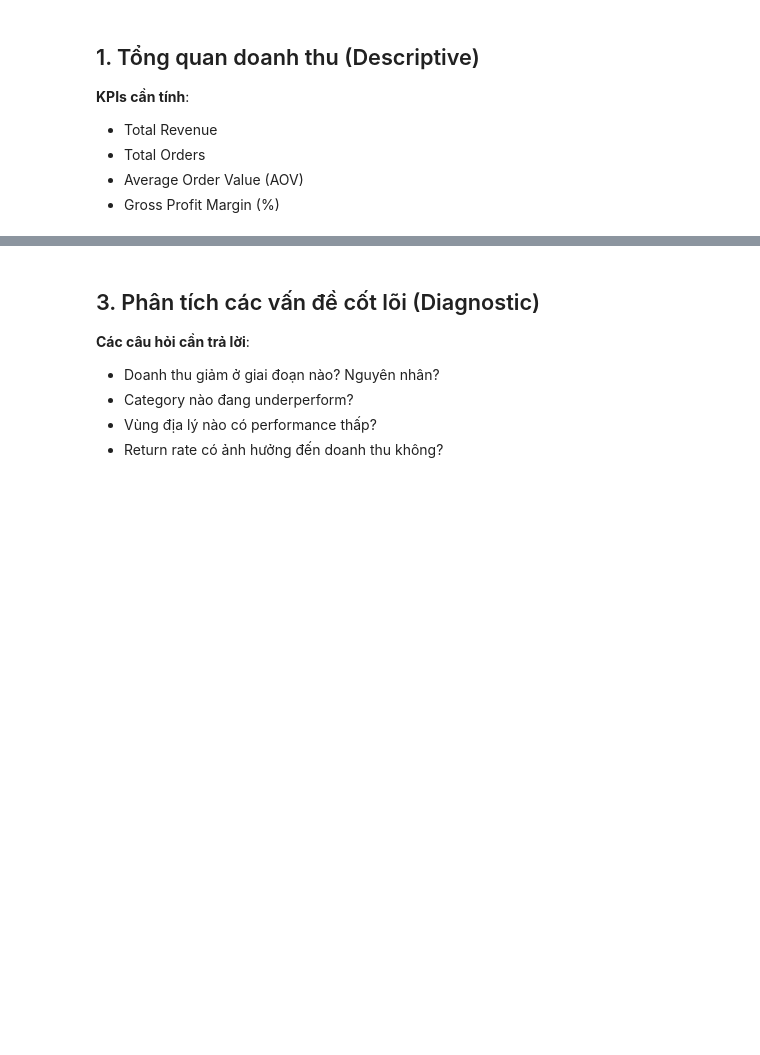
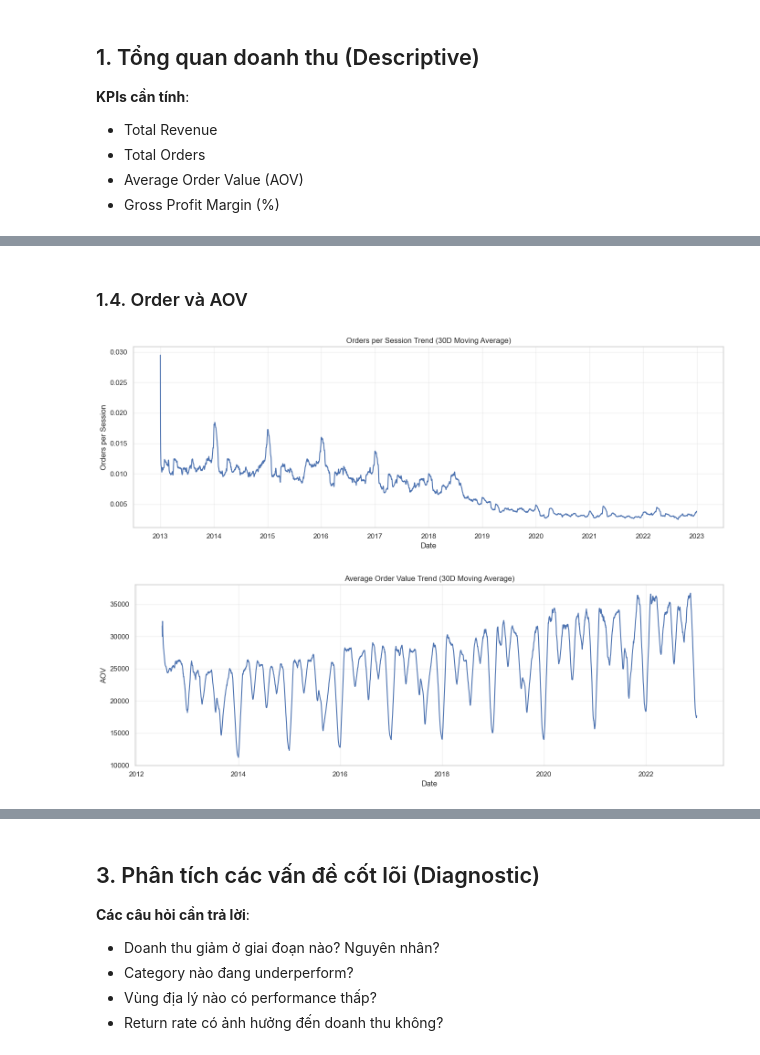
Before and after one commit to huydt11502/revenue_forecast_ecommerce, a Jupyter notebook: notebooks/05_business_analysis.ipynb, the cells around one changed output, grey strips where cells are left out. Saved outputs shown, nothing was run; the diff lists cells and outputs as text; code cells hidden in the pictures; blank space fills up the shorter version.

```diff
--- a/notebooks/05_business_analysis.ipynb
+++ b/notebooks/05_business_analysis.ipynb
@@ -57,0 +167,67 @@ print(sales.head())
+# %% [markdown]
+### 1.4. Order và AOV
+# %%
+orders['order_date'] = pd.to_datetime(orders['order_date'], errors='coerce')
+web_traffic['date'] = pd.to_datetime(web_traffic['date'], errors='coerce')
+
+traffic_daily = web_traffic.groupby('date', as_index=False).agg(
+    sessions=('sessions', 'sum'),
+    visitors=('unique_visitors', 'sum')
+)
+
+daily_orders = orders.groupby('order_date', as_index=False).agg(
+    Orders=('order_id', 'nunique')
+)
+
+funnel = rev_traffic.merge(
+    daily_orders,
+    left_on='date',
+    right_on='order_date',
+    how='left'
+)
+
+funnel['Orders'] = funnel['Orders'].fillna(0)
+funnel['Orders_per_Session'] = np.where(
+    funnel['sessions'] > 0,
+    funnel['Orders'] / funnel['sessions'],
+    np.nan
+)
+funnel['OPS_30D_MA'] = funnel['Orders_per_Session'].rolling(30, min_periods=1).mean()
+funnel['Year'] = funnel['date'].dt.year
+
+plt.figure(figsize=(14, 5))
+plt.plot(funnel['date'], funnel['OPS_30D_MA'])
+plt.title('Orders per Session Trend (30D Moving Average)')
+plt.xlabel('Date')
+plt.ylabel('Orders per Session')
+plt.grid(alpha=0.3)
+plt.tight_layout()
+plt.show()
+
+yearly_funnel = funnel.groupby('Year', as_index=False)['Orders_per_Session'].mean()
+
+payments_orders = payments.merge(
+    orders[['order_id', 'order_date', 'order_status']],
+    on='order_id',
+    how='left'
+)
+
+daily_aov = payments_orders.groupby('order_date', as_index=False).agg(
+    Orders=('order_id', 'nunique'),
+    Payment_Value=('payment_value', 'sum')
+)
+
+daily_aov['AOV'] = daily_aov['Payment_Value'] / daily_aov['Orders']
+daily_aov['AOV_30D_MA'] = daily_aov['AOV'].rolling(30, min_periods=1).mean()
+
+plt.figure(figsize=(14, 5))
+plt.plot(daily_aov['order_date'], daily_aov['AOV_30D_MA'])
+plt.title('Average Order Value Trend (30D Moving Average)')
+plt.xlabel('Date')
+plt.ylabel('AOV')
+plt.grid(alpha=0.3)
+plt.tight_layout()
+plt.show()
+# %% [output]
+[figure, added]
+[figure, added]
```
Also changed, not shown: parts of 20 cells of this notebook.
